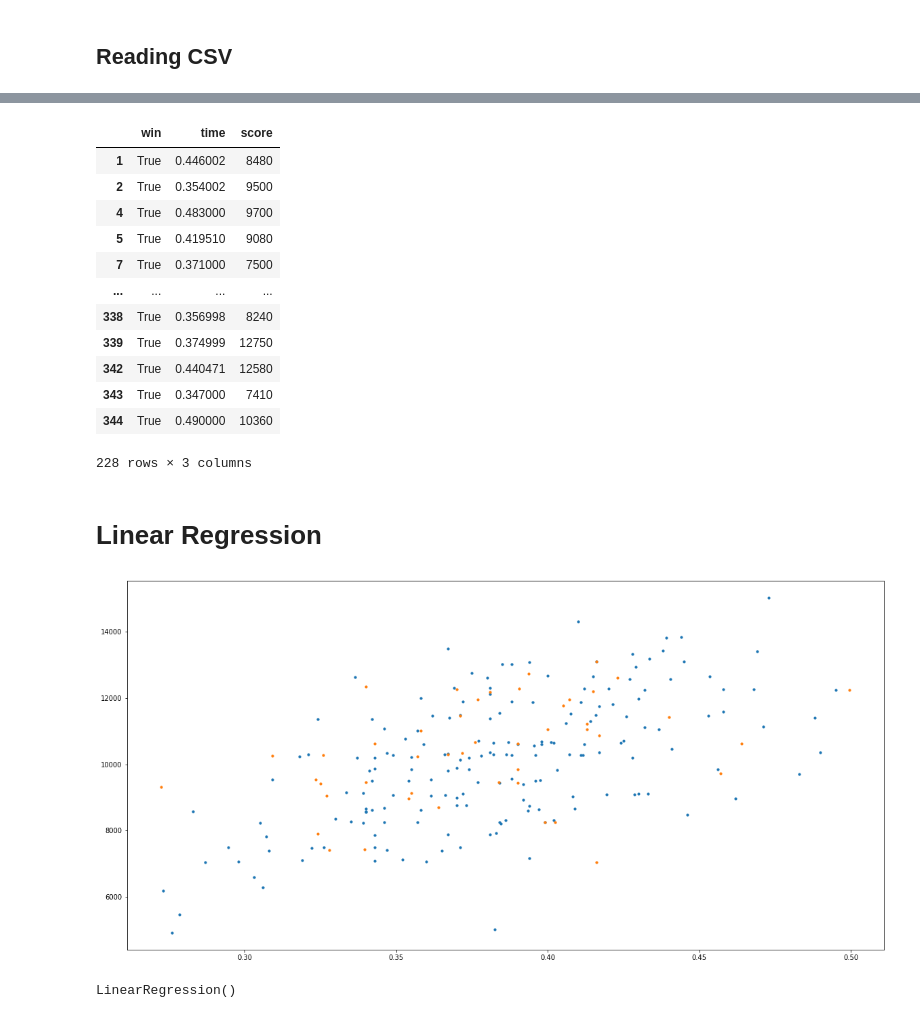
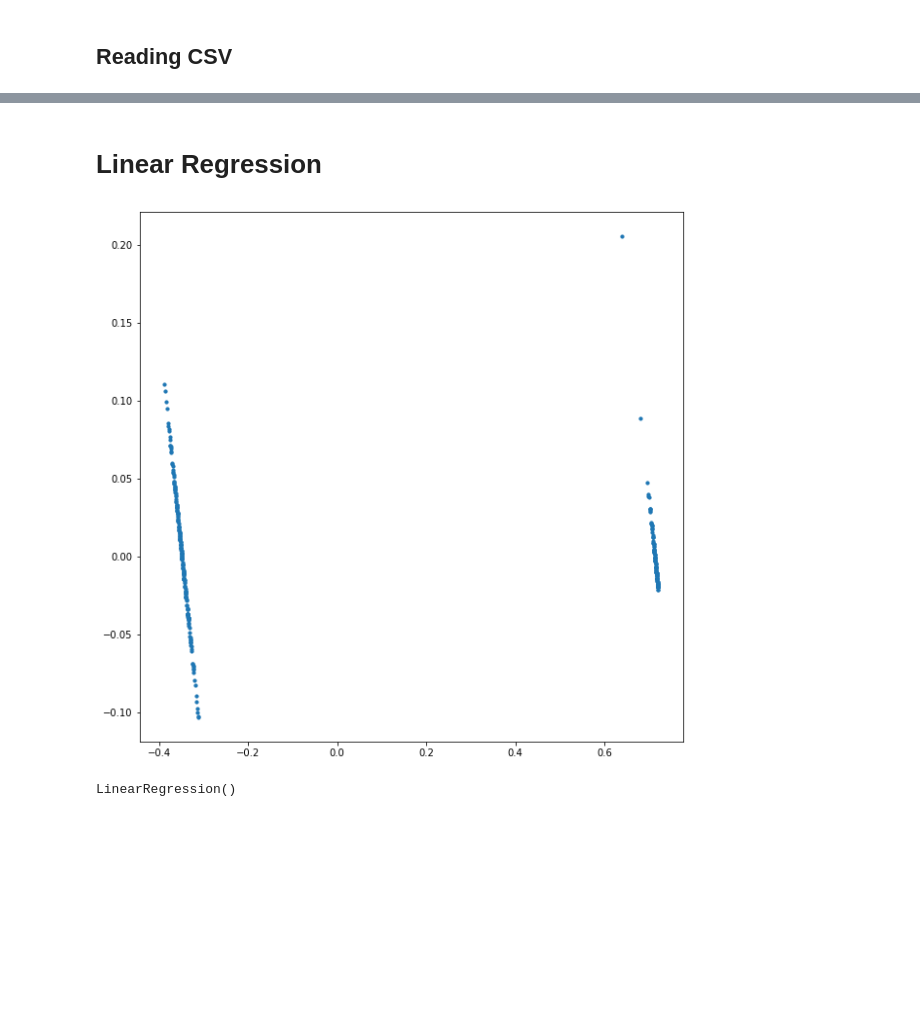
Before and after one commit to MedvedMichael/pacman, a Jupyter notebook: analysis/Linear Regression.ipynb, the cells around one changed output, grey strips where cells are left out. Cells and saved outputs as stored; diff of their text form; code cells hidden in the pictures; blank space fills up the shorter version.

```diff
--- a/analysis/Linear Regression.ipynb
+++ b/analysis/Linear Regression.ipynb
@@ -31,2 +18,5 @@ dataset
+# %%
+X = dataset[['win', 'time']]
+Y = dataset.score
 # %%
-next_result = dataset['win'].mean() > 0.5
+pca = PCA(n_components=2, random_state=42)
@@ -35,22 +23,6 @@ win_dataset = dataset[dataset.win == next_result]
-# %%
-win_dataset
-# %% [output]
-|  | win | time | score |
-| 1 | True | 0.446002 | 8480 |
-| 2 | True | 0.354002 | 9500 |
-| 4 | True | 0.483000 | 9700 |
-| 5 | True | 0.419510 | 9080 |
-| 7 | True | 0.371000 | 7500 |
-| ... | ... | ... | ... |
-| 338 | True | 0.356998 | 8240 |
-| 339 | True | 0.374999 | 12750 |
-| 342 | True | 0.440471 | 12580 |
-| 343 | True | 0.347000 | 7410 |
-| 344 | True | 0.490000 | 10360 |
-228 rows × 3 columns
-# %%
-X = win_dataset.time.array.reshape(-1, 1)
-Y = win_dataset.score
+# %%
+fit_x, fit_y = pca.fit_transform(X, Y).T
+fit_x = fit_x.reshape(-1, 1)
 # %% [markdown]
 # Linear Regression
 # %%
@@ -58,9 +30,9 @@ X_train, X_test, y_train, y_test = train_test_split(X, Y, test_size=0.2, random_
 # %%
-fig = plt.figure(figsize=(20, 10))
-m1 = plt.scatter(X_train, y_train, s=10)
-m2 = plt.scatter(X_test, y_test, s=10)
+fig = plt.figure(figsize=(10, 10))
+m1 = plt.scatter(fit_x, fit_y, s=10)
+# m2 = plt.scatter(X_test, y_test, s=10)
 # %% [output]
-[figure, old version]
+[figure, new version]
 # %%
 model = linear_model.LinearRegression()
 # %%
```
Also changed, not shown: parts of 17 cells of this notebook, 1 other file.
